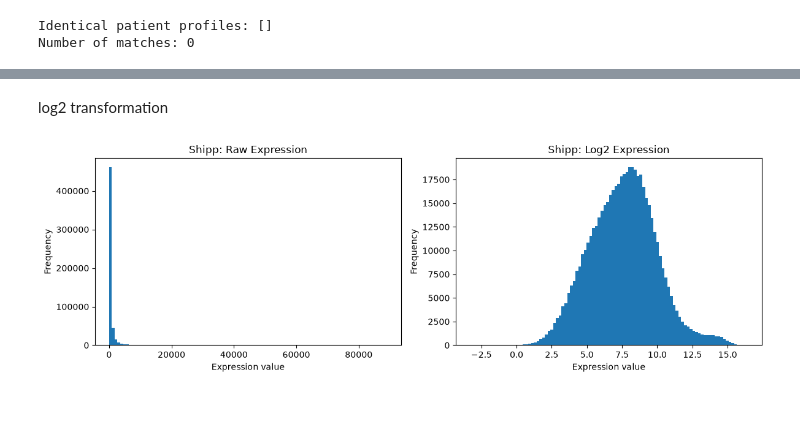
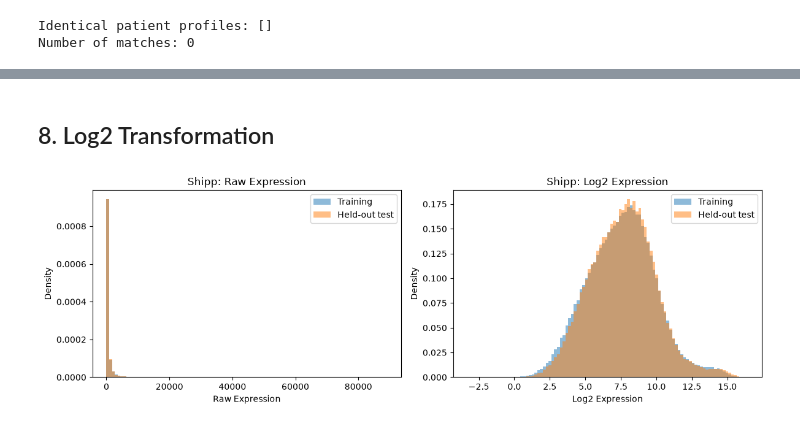
Before and after one commit to zehrarid/cancer-classification-gene-expression, a Jupyter notebook: code/dataPrep.ipynb, the cells around one changed output, grey strips where cells are left out. Cells and saved outputs as stored; diff of their text form; code cells hidden in the pictures.

```diff
--- a/code/dataPrep.ipynb
+++ b/code/dataPrep.ipynb
@@ -849,13 +952,7 @@ descriptive statistics
 # %%
-values = shipp_expr.to_numpy().ravel()
-
-print("Minimum:", np.min(values))
-print("Maximum:", np.max(values))
-print("Mean:", np.mean(values))
-print("Median:", np.median(values))
-print("Standard deviation:", np.std(values))
-print("25th percentile:", np.percentile(values, 25))
-print("75th percentile:", np.percentile(values, 75))
-print("99th percentile:", np.percentile(values, 99))
-print("99.9th percentile:", np.percentile(values, 99.9))
+shipp_summary = pd.DataFrame({
+    name: pd.Series(X.to_numpy().ravel()).describe(percentiles=[0.25, 0.5, 0.75, 0.99, 0.999])
+    for name, X in [("Training", X_shipp_train), ("Held-out test", X_shipp_test)]
+})
+display(shipp_summary)
 # %% [output]
@@ -887,21 +970,21 @@ plt.show()
 # %% [markdown]
-log2 transformation
+## 8. Log2 Transformation
 # %%
-X_shipp_log = np.log2(shipp_expr)
-
+# Fixed transformation applied independently to each split.
+assert (X_shipp_train > 0).all().all() and (X_shipp_test > 0).all().all()
+X_shipp_train_log = np.log2(X_shipp_train)
+X_shipp_test_log = np.log2(X_shipp_test)
 fig, axes = plt.subplots(1, 2, figsize=(12, 4))
-
-axes[0].hist(shipp_expr.to_numpy().ravel(), bins=100)
-axes[0].set_title("Shipp: Raw Expression")
-
-axes[1].hist(X_shipp_log.to_numpy().ravel(), bins=100)
-axes[1].set_title("Shipp: Log2 Expression")
-
-for ax in axes:
-    ax.set_xlabel("Expression value")
-    ax.set_ylabel("Frequency")
-
+for ax, datasets, title in [
+    (axes[0], [X_shipp_train, X_shipp_test], "Raw Expression"),
+    (axes[1], [X_shipp_train_log, X_shipp_test_log], "Log2 Expression")
+]:
+    bins = np.linspace(min(X.min().min() for X in datasets), max(X.max().max() for X in datasets), 101)
+    for X, label in zip(datasets, ["Training", "Held-out test"]):
+        ax.hist(X.to_numpy().ravel(), bins=bins, density=True, alpha=0.5, label=label)
+    ax.set(title=f"Shipp: {title}", xlabel=title, ylabel="Density")
+    ax.legend()
 plt.tight_layout()
 plt.show()
 # %% [output]
-[figure, old version]
+[figure, new version]
```
Also changed, not shown: parts of 61 cells of this notebook.
